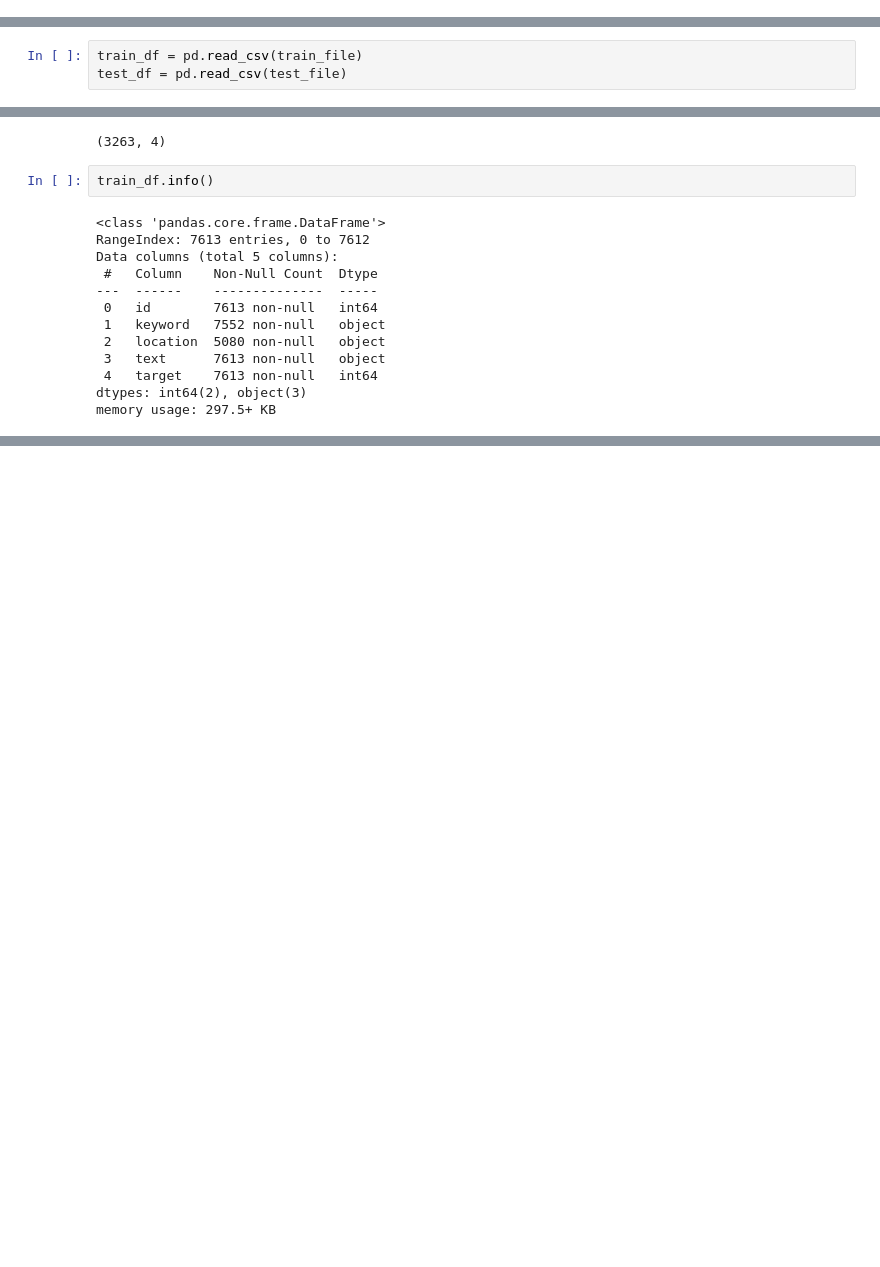
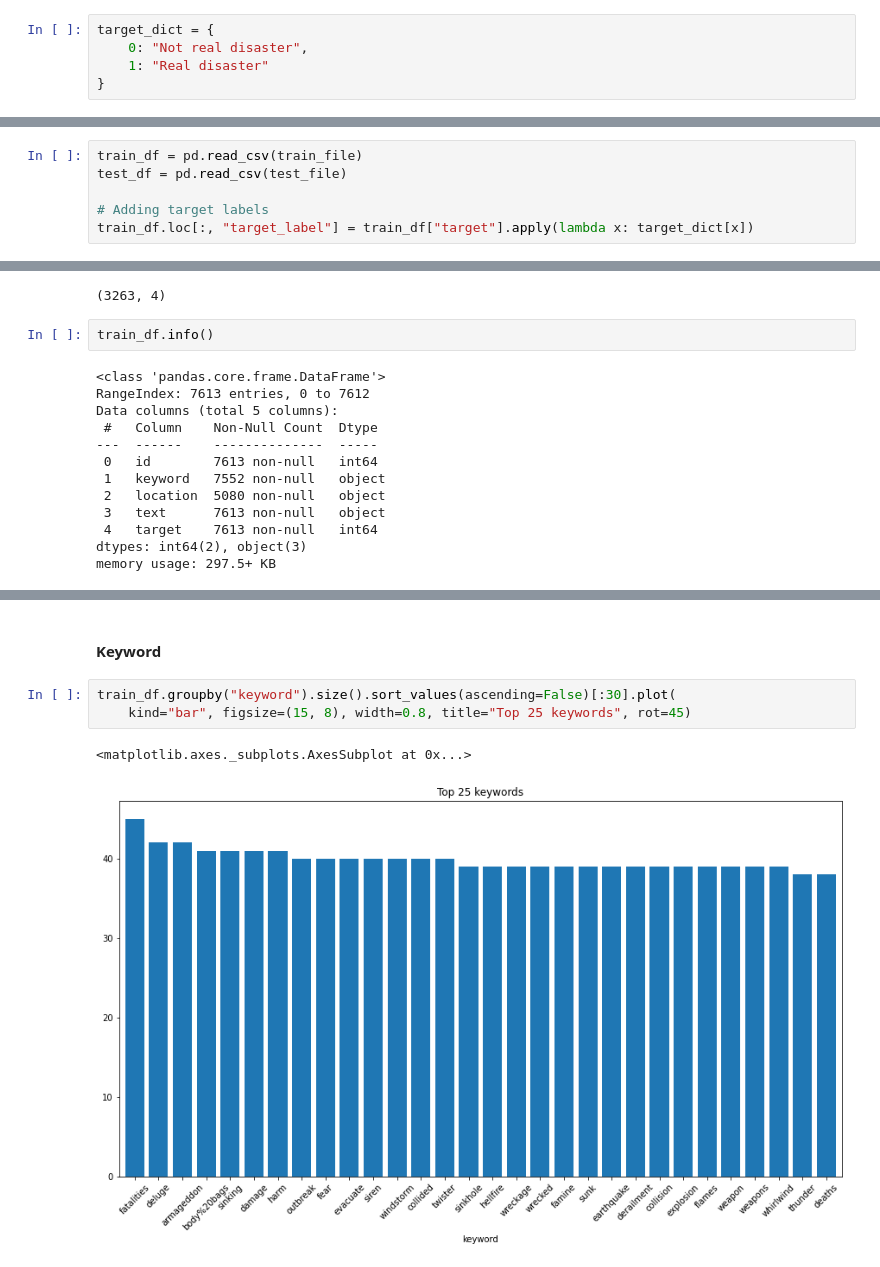
Before and after one commit to casals90/nlp_with_disaster_tweets, a Jupyter notebook: NLP_twitter.ipynb, the cells around one changed output, grey strips where cells are left out. Drawn from its saved outputs; the diff is of its cells as text; blank space fills up the shorter version.

Commit message:
Create analysis from train data

```diff
--- a/NLP_twitter.ipynb
+++ b/NLP_twitter.ipynb
@@ -5,6 +6,11 @@ import os
 
 from IPython.core.interactiveshell import InteractiveShell
 InteractiveShell.ast_node_interactivity = "all"
+# %%
+target_dict = {
+    0: "Not real disaster",
+    1: "Real disaster"
+}
 # %% [markdown]
 ### Data folders
 # %%
@@ -17,6 +23,9 @@ test_file = os.path.join(data_folder, "test.csv")
 # %%
 train_df = pd.read_csv(train_file)
 test_df = pd.read_csv(test_file)
+
+# Adding target labels
+train_df.loc[:, "target_label"] = train_df["target"].apply(lambda x: target_dict[x])
 # %%
 train_df.shape
 test_df.shape
@@ -40,0 +59,8 @@ memory usage: 297.5+ KB
+# %% [markdown]
+#### Keyword
+# %%
+train_df.groupby("keyword").size().sort_values(ascending=False)[:30].plot(
+    kind="bar", figsize=(15, 8), width=0.8, title="Top 25 keywords", rot=45)
+# %% [output]
+<matplotlib.axes._subplots.AxesSubplot at 0x...>
+[figure, added]
```
Also changed, not shown: parts of 8 cells of this notebook.
